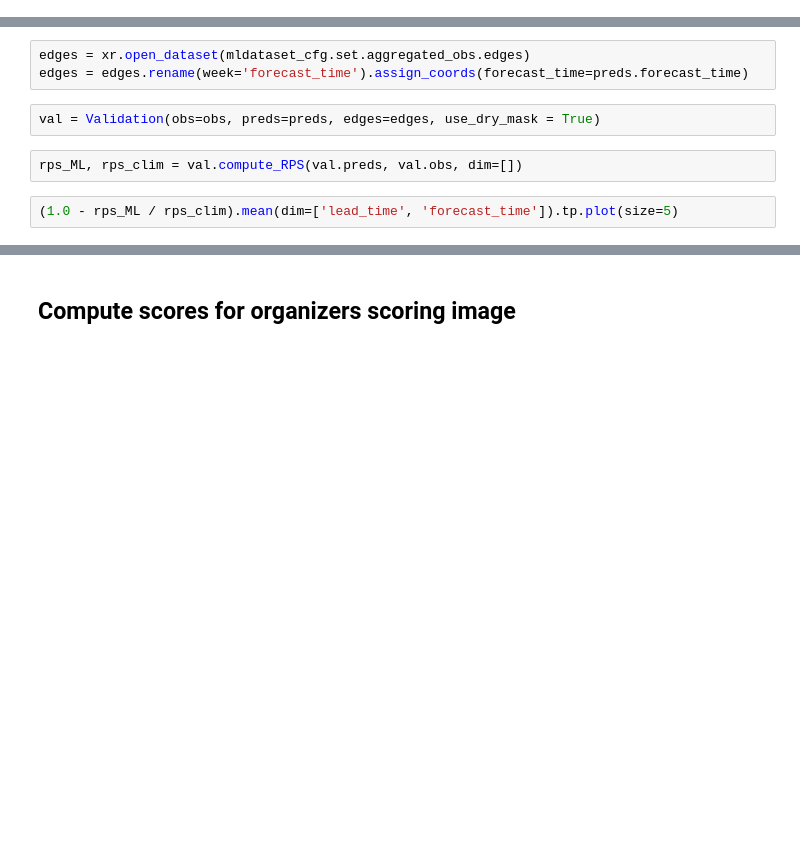
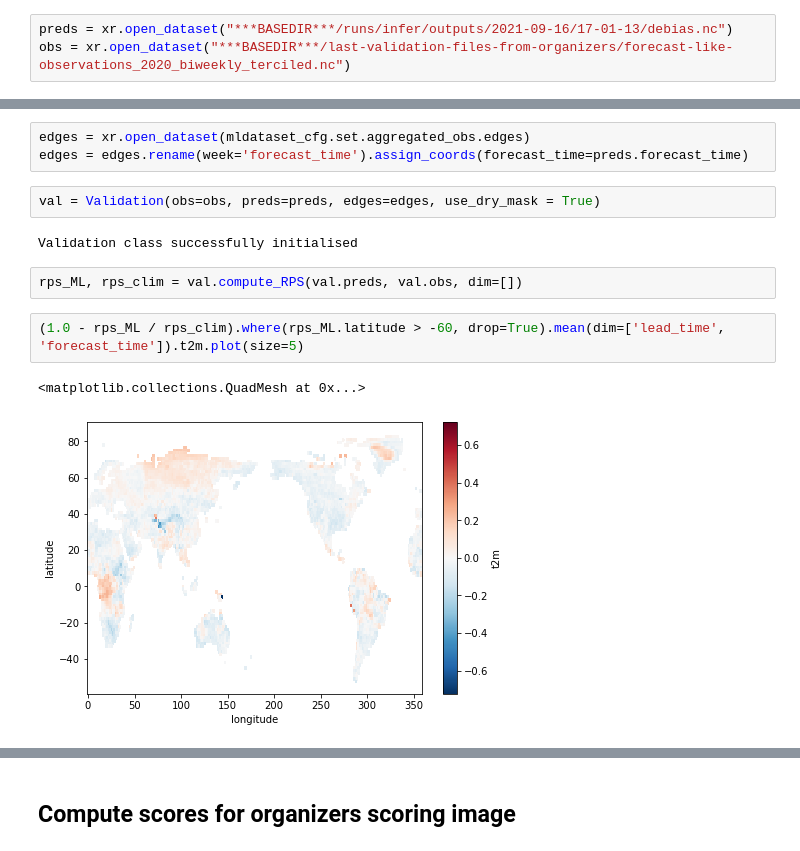
Before and after one commit to crim-ca/crims2s, a Jupyter notebook: notebooks/JG - Validation Dry.ipynb, the cells around one changed output, grey strips where cells are left out. Cells and saved outputs as stored; diff of their text form; blank space fills up the shorter version.

```diff
--- a/notebooks/JG - Validation Dry.ipynb
+++ b/notebooks/JG - Validation Dry.ipynb
@@ -400,3 +408,6 @@ obs = xr.open_dataset("***BASEDIR***/last-validation-files-from-organizers/forec
+# %%
+preds = xr.open_dataset("***BASEDIR***/runs/infer/outputs/2021-09-16/17-01-13/debias.nc")
+obs = xr.open_dataset("***BASEDIR***/last-validation-files-from-organizers/forecast-like-observations_2020_biweekly_terciled.nc")
 # %%
 #preds = xr.open_dataset("***BASEDIR***/runs/infer/outputs/2021-09-13/10-22-18/bayes_linear.nc")
 #obs = xr.open_dataset("***BASEDIR***/last-validation-files-from-organizers/forecast-like-observations_2020_biweekly_terciled.nc")
@@ -411,7 +422,12 @@ edges = xr.open_dataset(mldataset_cfg.set.aggregated_obs.edges)
 edges = edges.rename(week='forecast_time').assign_coords(forecast_time=preds.forecast_time)
 # %%
 val = Validation(obs=obs, preds=preds, edges=edges, use_dry_mask = True)
+# %% [output]
+Validation class successfully initialised
 # %%
 rps_ML, rps_clim = val.compute_RPS(val.preds, val.obs, dim=[])
 # %%
-(1.0 - rps_ML / rps_clim).mean(dim=['lead_time', 'forecast_time']).tp.plot(size=5)
+(1.0 - rps_ML / rps_clim).where(rps_ML.latitude > -60, drop=True).mean(dim=['lead_time', 'forecast_time']).t2m.plot(size=5)
+# %% [output]
+<matplotlib.collections.QuadMesh at 0x...>
+[figure, added]
```
Also changed, not shown: parts of 25 cells of this notebook, 9 other files.
